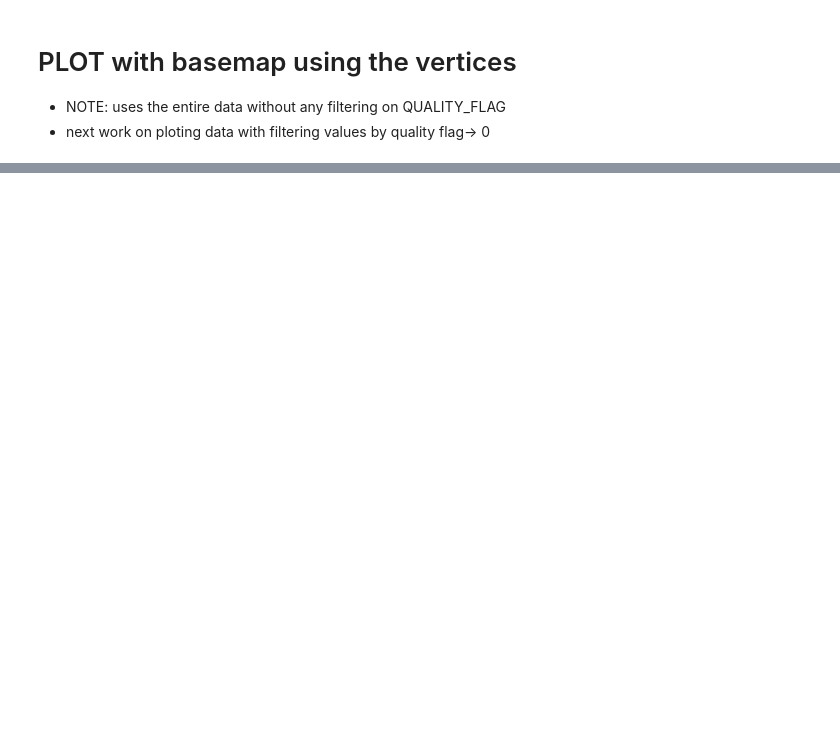
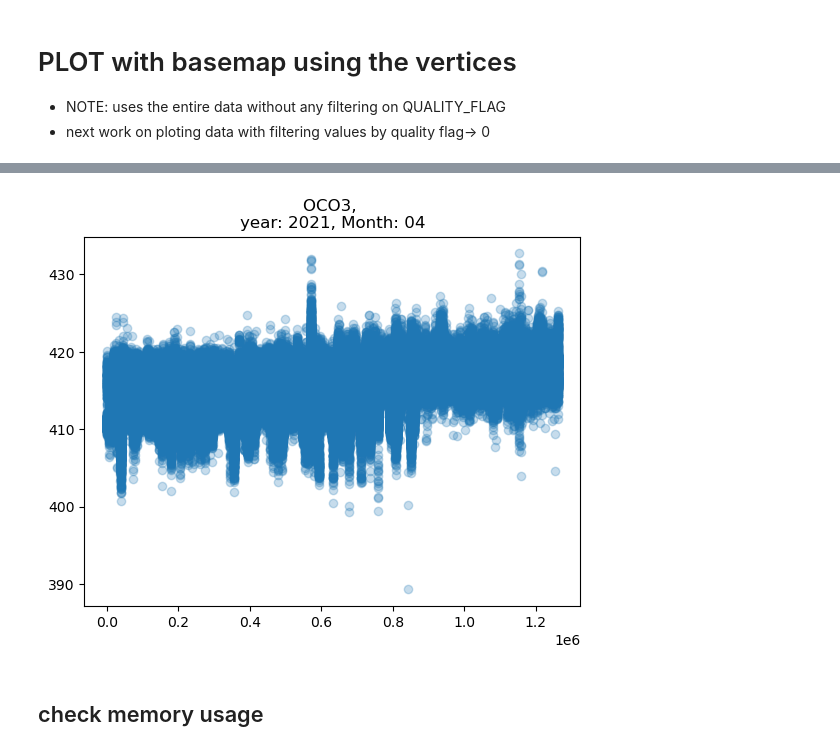
Before and after one commit to sagarlimbu0/oco2-oco3_data_access_visualization, a Jupyter notebook: scripts/test_pydap_session.ipynb, the cells around one changed output, grey strips where cells are left out. Drawn from its saved outputs; the diff is of its cells as text; code cells hidden in the pictures; blank space fills up the shorter version.

```diff
--- a/scripts/test_pydap_session.ipynb
+++ b/scripts/test_pydap_session.ipynb
@@ -443,3 +444,10 @@ new delhi
+# %%
+plt.scatter(np.arange(0, len(xco2_total)), xco2_total, alpha= 0.25)
+plt.title('OCO3, '+'\nyear: '+str(year) +', Month: '+ str(month));
+# %% [output]
+[figure, added]
+# %% [markdown]
+## check memory usage
 # %%
 import sys
 def obj_size_fmt(num):
```
Also changed, not shown: parts of 27 cells of this notebook.
